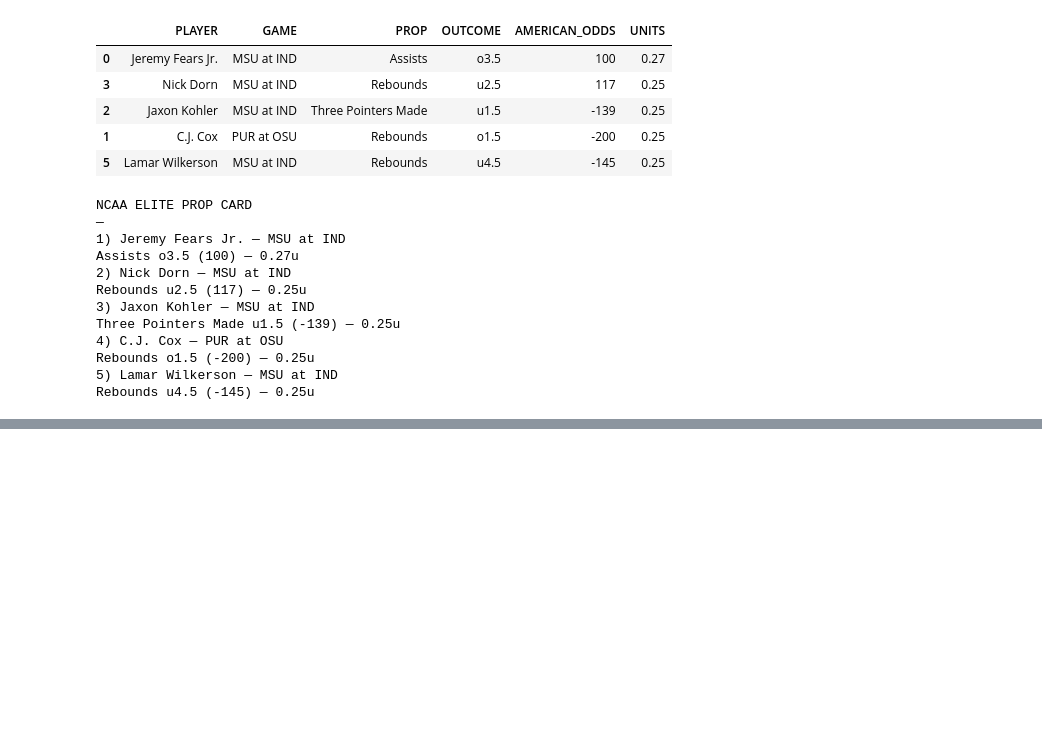
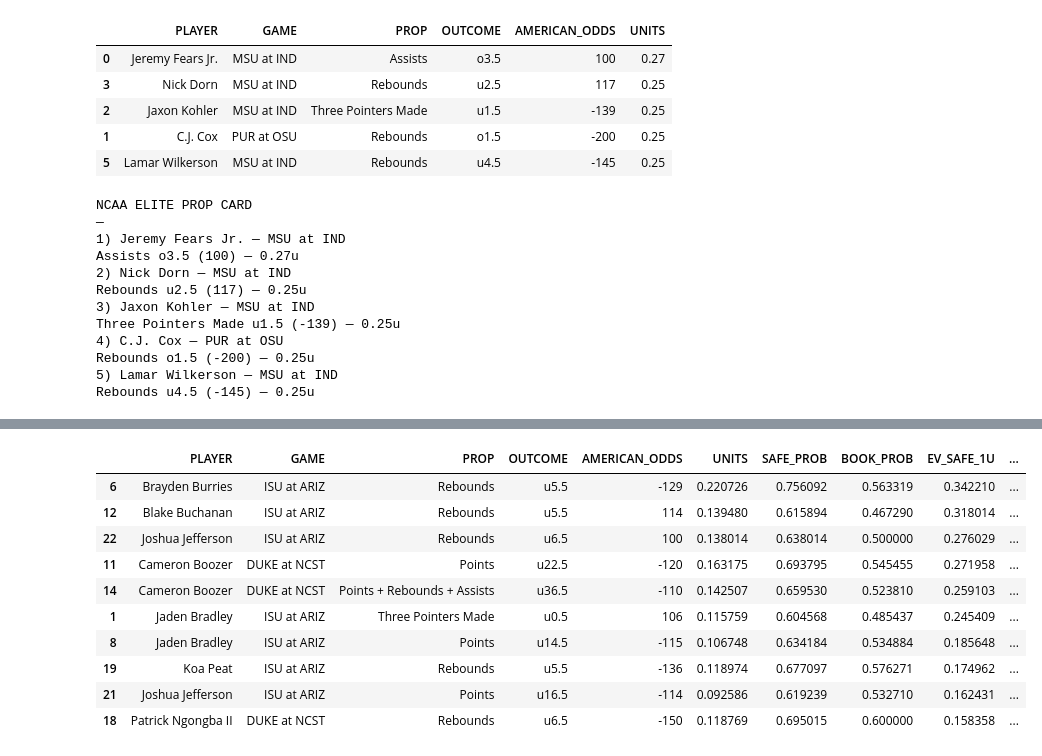
Before and after one commit to dchav12/New-stable-, a Jupyter notebook: NCAA_Player_Prop_hit_rater.ipynb, the cells around one changed output, grey strips where cells are left out. Saved outputs shown, nothing was run; the diff lists cells and outputs as text; code cells hidden in the pictures; blank space fills up the shorter version.

```diff
--- a/NCAA_Player_Prop_hit_rater.ipynb
+++ b/NCAA_Player_Prop_hit_rater.ipynb
@@ -11031,0 +11708,69 @@ Rebounds u4.5 (-145) — 0.25u
+# %%
+import numpy as np
+
+# --- Robust z-score: if std==0 (or NaN), return zeros (no context adjustment) ---
+def safe_z(series: "pd.Series"):
+    s = series.astype(float)
+    sd = float(s.std())
+    if (not np.isfinite(sd)) or sd == 0.0:
+        return np.zeros(len(s), dtype=float)
+    return ((s - float(s.median())) / sd).to_numpy(dtype=float)
+
+def_z  = safe_z(df["ESPN_OPP_DEF_PPG_PROXY"])
+pace_z = safe_z(df["ESPN_PACE_PROXY"])
+
+# Same conservative coefs as your 3/1 run
+DEF_COEF, PACE_COEF = -0.06, 0.04
+
+# Recompute context shift on μ (not prob) — identical layer, now numerically safe
+df["PROJ_MU_SHIFT"] = (DEF_COEF*def_z + PACE_COEF*pace_z) * df["PROJ_MU_BASE"]
+df["PROJ_MU_CTX"]   = (df["PROJ_MU_BASE"] + df["PROJ_MU_SHIFT"]).clip(lower=0.05)
+
+# Recompute probabilities & downstream layers
+df["PROJ_PROB_CTX"] = df.apply(lambda r: prob_from_mu(r.LINE, r.PROJ_MU_CTX, r.DIST_USED, r.SIDE), axis=1).astype(float).clip(0.01,0.99)
+
+W_PROJ = 0.60
+df["BLEND_PROB"] = (W_PROJ*df["PROJ_PROB_CTX"] + (1-W_PROJ)*df["HIST_PROB"]).clip(0.01,0.99)
+
+# Injury sensitivity proxy (μ ±7%)
+def apply_mu(mu, direction="up"):
+    mu=float(mu)
+    bump = mu*0.07
+    return mu + bump if direction=="up" else max(0.05, mu - bump)
+
+p_up=[]
+p_dn=[]
+for r in df.itertuples():
+    p_up.append(prob_from_mu(r.LINE, apply_mu(r.PROJ_MU_CTX,"up"), r.DIST_USED, r.SIDE))
+    p_dn.append(prob_from_mu(r.LINE, apply_mu(r.PROJ_MU_CTX,"down"), r.DIST_USED, r.SIDE))
+
+p_up=np.array(p_up, dtype=float)
+p_dn=np.array(p_dn, dtype=float)
+
+df["INJ_SENS_ABS"] = np.abs(p_up - p_dn) * 100.0
+df["MU_SHIFT_ABS"] = np.abs(df["PROJ_MU_SHIFT"])
+
+df["SAFE_PROB"] = (df["BLEND_PROB"]
+                   - (df["INJ_SENS_ABS"]/100.0)*0.18
+                   - (df["MU_SHIFT_ABS"]/df["PROJ_MU_BASE"].clip(0.1))*0.10
+                  ).clip(0.01,0.99)
+
+df["EV_SAFE_1U"] = df["SAFE_PROB"]*df["DEC_ODDS"] - 1
+
+def half_kelly(p, dec):
+    b=dec-1.0
+    k=(p*b-(1-p))/b
+    return max(0.0,k/2.0)
+
+df["UNITS"] = [half_kelly(p,d) for p,d in zip(df["SAFE_PROB"],df["DEC_ODDS"])]
+df["UNITS"] = df["UNITS"].clip(0,0.50)
+
+print("SAFE_PROB null:", int(df["SAFE_PROB"].isna().sum()), "/", len(df))
+print("EV>0 count:", int((df["EV_SAFE_1U"]>0).sum()))
+print("Units>0 count:", int((df["UNITS"]>0).sum()))
+
+display(df.sort_values("EV_SAFE_1U", ascending=False).head(10)[
+    ["PLAYER","GAME","PROP","OUTCOME","AMERICAN_ODDS","UNITS","SAFE_PROB","BOOK_PROB","EV_SAFE_1U",
+     "ESPN_OPP_DEF_PPG_PROXY","ESPN_PACE_PROXY"]
+])
+# %% [output]
@@ -11031,0 +11780,11 @@ Rebounds u4.5 (-145) — 0.25u
+|  | PLAYER | GAME | PROP | OUTCOME | AMERICAN_ODDS | UNITS | SAFE_PROB | BOOK_PROB | EV_SAFE_1U | ... |
+| 6 | Brayden Burries | ISU at ARIZ | Rebounds | u5.5 | -129 | 0.220726 | 0.756092 | 0.563319 | 0.342210 | ... |
+| 12 | Blake Buchanan | ISU at ARIZ | Rebounds | u5.5 | 114 | 0.139480 | 0.615894 | 0.467290 | 0.318014 | ... |
+| 22 | Joshua Jefferson | ISU at ARIZ | Rebounds | u6.5 | 100 | 0.138014 | 0.638014 | 0.500000 | 0.276029 | ... |
+| 11 | Cameron Boozer | DUKE at NCST | Points | u22.5 | -120 | 0.163175 | 0.693795 | 0.545455 | 0.271958 | ... |
+| 14 | Cameron Boozer | DUKE at NCST | Points + Rebounds + Assists | u36.5 | -110 | 0.142507 | 0.659530 | 0.523810 | 0.259103 | ... |
+| 1 | Jaden Bradley | ISU at ARIZ | Three Pointers Made | u0.5 | 106 | 0.115759 | 0.604568 | 0.485437 | 0.245409 | ... |
+| 8 | Jaden Bradley | ISU at ARIZ | Points | u14.5 | -115 | 0.106748 | 0.634184 | 0.534884 | 0.185648 | ... |
+| 19 | Koa Peat | ISU at ARIZ | Rebounds | u5.5 | -136 | 0.118974 | 0.677097 | 0.576271 | 0.174962 | ... |
+| 21 | Joshua Jefferson | ISU at ARIZ | Points | u16.5 | -114 | 0.092586 | 0.619239 | 0.532710 | 0.162431 | ... |
+| 18 | Patrick Ngongba II | DUKE at NCST | Rebounds | u6.5 | -150 | 0.118769 | 0.695015 | 0.600000 | 0.158358 | ... |
```
Also changed, not shown: parts of 13 cells of this notebook.
